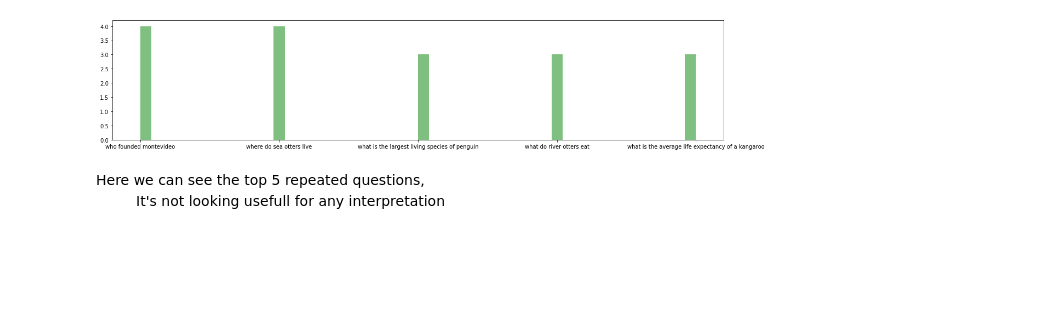
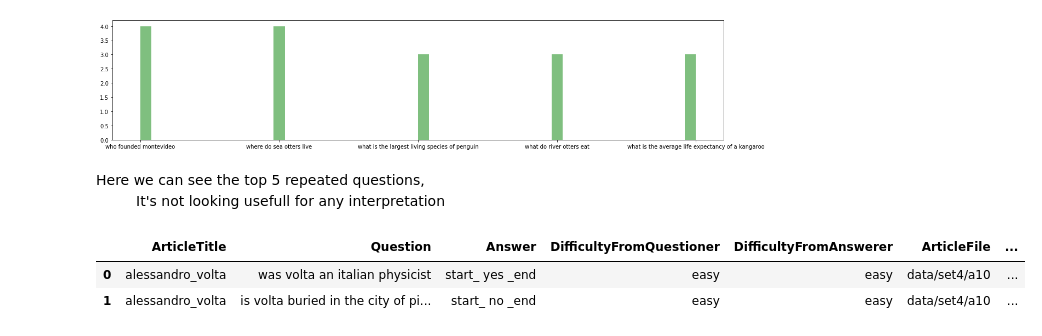
Before and after one commit to yatindma/Automated-Response-Suggestion-for-Email, a Jupyter notebook: Smart_Gmail_Reply.ipynb, the cells around one changed output. Cells and saved outputs as stored; diff of their text form; code cells hidden in the pictures; blank space fills up the shorter version.

```diff
--- a/Smart_Gmail_Reply.ipynb
+++ b/Smart_Gmail_Reply.ipynb
@@ -318,3 +325,9 @@ plt.show()
 # %% [markdown]
 Here we can see the top 5 repeated questions,<br>
 &nbsp;&nbsp;&nbsp;&nbsp;&nbsp;&nbsp;&nbsp;&nbsp; It's not looking usefull for any interpretation
+# %%
+data.head(2)
+# %% [output]
+|  | ArticleTitle | Question | Answer | DifficultyFromQuestioner | DifficultyFromAnswerer | ArticleFile | ... |
+| 0 | alessandro_volta | was volta an italian physicist | start_ yes _end | easy | easy | data/set4/a10 | ... |
+| 1 | alessandro_volta | is volta buried in the city of pi... | start_ no _end | easy | easy | data/set4/a10 | ... |
```
Also changed, not shown: parts of 55 cells of this notebook.
